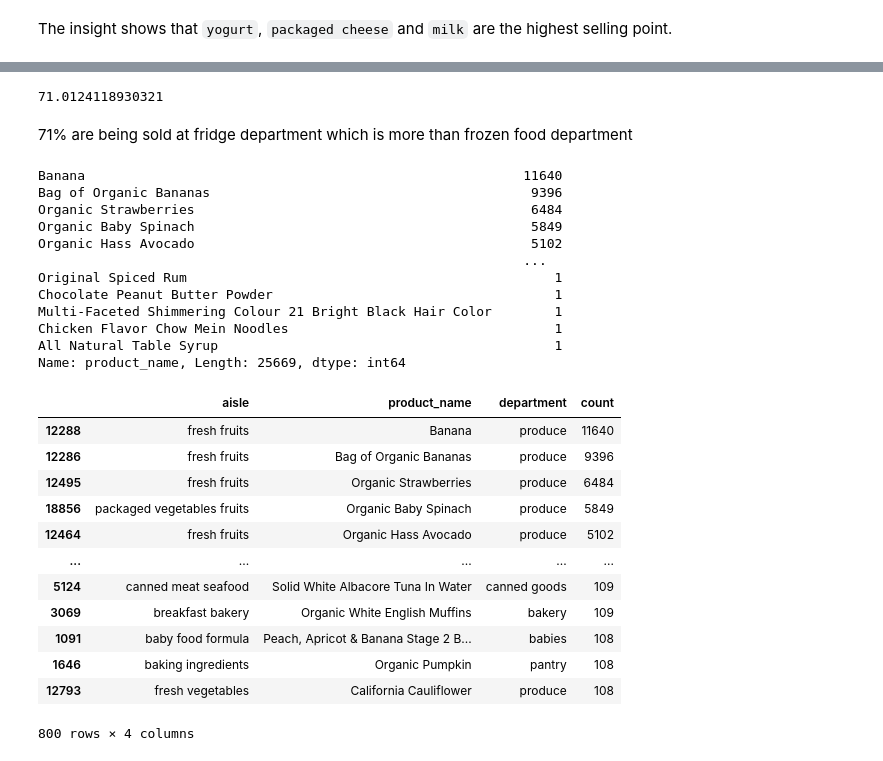
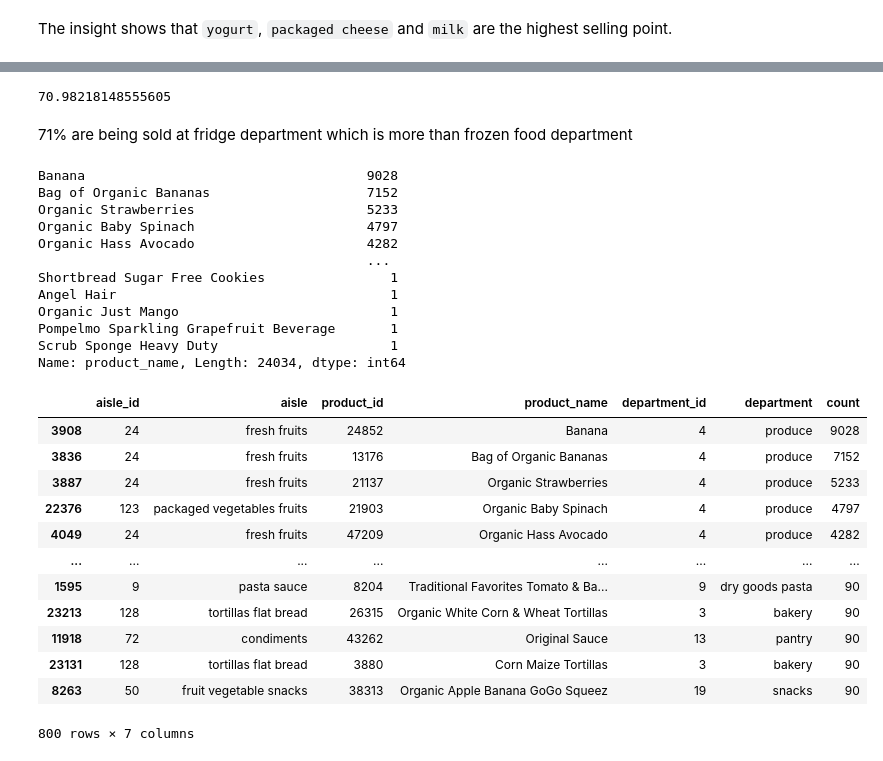
Before and after one commit to m7mdE/MMA-Datathon-Supermarket-Analysis, a Jupyter notebook: Datathon.ipynb, the cells around one changed output, grey strips where cells are left out. Cells and saved outputs as stored; diff of their text form; code cells hidden in the pictures.

```diff
--- a/Datathon.ipynb
+++ b/Datathon.ipynb
@@ -234,3 +234,13 @@ array(['produce', 'canned goods', 'pantry', 'bakery', 'personal care',
 It did remove the aisle
 # %% [markdown]
 ## 2. Product Selection
+# %%
+# Sampling data first
+# df_chunk = df['order_id'].sample(frac=0.8).copy()
+
+train_order_ids = df['order_id'].sample(n=int(df['order_id'].nunique()*.8), random_state=1)
+train_mask = df['order_id'].isin(train_order_ids)
+train_data = df[train_mask]
+print(train_data.shape)
+test_data = df[~train_mask]
+print(test_data.shape)
@@ -237,6 +258,6 @@ It did remove the aisle
 # %%
 # import the library needed to split
-from sklearn.model_selection import train_test_split
+# from sklearn.model_selection import train_test_split
 
 # splitting the data
-train_data, test_data = train_test_split(df, test_size=0.2, random_state=1)
+# train_data, test_data = train_test_split(df, test_size=0.2, random_state=1)
@@ -620,45 +619,45 @@ other_df
 # %%
 other_df.shape[0]/train_data.shape[0]*100
 # %% [output]
-71.0124118930321
+70.98218148555605
 # %% [markdown]
 71% are being sold at fridge department which is more than frozen food department
 # %%
 # let us see the most selling product in frozen department
 other_df['product_name'].value_counts()
 # %% [output]
-Banana                                                        11640
-Bag of Organic Bananas                                         9396
-Organic Strawberries                                           6484
-Organic Baby Spinach                                           5849
-Organic Hass Avocado                                           5102
-                                                              ...
-Original Spiced Rum                                               1
-Chocolate Peanut Butter Powder                                    1
-Multi-Faceted Shimmering Colour 21 Bright Black Hair Color        1
-Chicken Flavor Chow Mein Noodles                                  1
-All Natural Table Syrup                                           1
-Name: product_name, Length: 25669, dtype: int64
+Banana                                    9028
+Bag of Organic Bananas                    7152
+Organic Strawberries                      5233
+Organic Baby Spinach                      4797
+Organic Hass Avocado                      4282
+                                          ...
+Shortbread Sugar Free Cookies                1
+Angel Hair                                   1
+Organic Just Mango                           1
+Pompelmo Sparkling Grapefruit Beverage       1
+Scrub Sponge Heavy Duty                      1
+Name: product_name, Length: 24034, dtype: int64
 # %%
 # Shows the highest 100 selling product
-top_other = other_df.groupby(['aisle', 'product_name', 'department']).size().reset_index(name='count')\
+top_other = other_df.groupby(['aisle_id', 'aisle', 'product_id', 'product_name', 'department_id', 'department']).size().reset_index(name='count')\
     .sort_values(by='count', ascending=False).head(800)
 
 top_other
 # %% [output]
-|  | aisle | product_name | department | count |
-| 12288 | fresh fruits | Banana | produce | 11640 |
-| 12286 | fresh fruits | Bag of Organic Bananas | produce | 9396 |
-| 12495 | fresh fruits | Organic Strawberries | produce | 6484 |
-| 18856 | packaged vegetables fruits | Organic Baby Spinach | produce | 5849 |
-| 12464 | fresh fruits | Organic Hass Avocado | produce | 5102 |
-| ... | ... | ... | ... | ... |
-| 5124 | canned meat seafood | Solid White Albacore Tuna In Water | canned goods | 109 |
-| 3069 | breakfast bakery | Organic White English Muffins | bakery | 109 |
-| 1091 | baby food formula | Peach, Apricot & Banana Stage 2 B... | babies | 108 |
-| 1646 | baking ingredients | Organic Pumpkin | pantry | 108 |
-| 12793 | fresh vegetables | California Cauliflower | produce | 108 |
+|  | aisle_id | aisle | product_id | product_name | department_id | department | count |
+| 3908 | 24 | fresh fruits | 24852 | Banana | 4 | produce | 9028 |
+| 3836 | 24 | fresh fruits | 13176 | Bag of Organic Bananas | 4 | produce | 7152 |
+| 3887 | 24 | fresh fruits | 21137 | Organic Strawberries | 4 | produce | 5233 |
+| 22376 | 123 | packaged vegetables fruits | 21903 | Organic Baby Spinach | 4 | produce | 4797 |
+| 4049 | 24 | fresh fruits | 47209 | Organic Hass Avocado | 4 | produce | 4282 |
+| ... | ... | ... | ... | ... | ... | ... | ... |
+| 1595 | 9 | pasta sauce | 8204 | Traditional Favorites Tomato & Ba... | 9 | dry goods pasta | 90 |
+| 23213 | 128 | tortillas flat bread | 26315 | Organic White Corn & Wheat Tortillas | 3 | bakery | 90 |
+| 11918 | 72 | condiments | 43262 | Original Sauce | 13 | pantry | 90 |
+| 23131 | 128 | tortillas flat bread | 3880 | Corn Maize Tortillas | 3 | bakery | 90 |
+| 8263 | 50 | fruit vegetable snacks | 38313 | Organic Apple Banana GoGo Squeez | 19 | snacks | 90 |
-800 rows × 4 columns
+800 rows × 7 columns
 # %%
 # Let's see how many product are from one aisle
 value_count = top_other['aisle'].value_counts()
```
Also changed, not shown: parts of 50 cells of this notebook.
